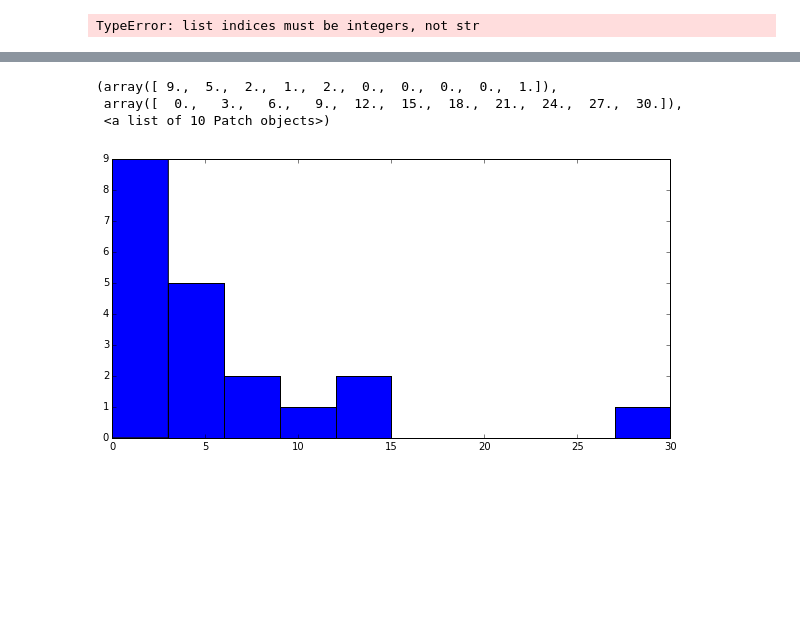
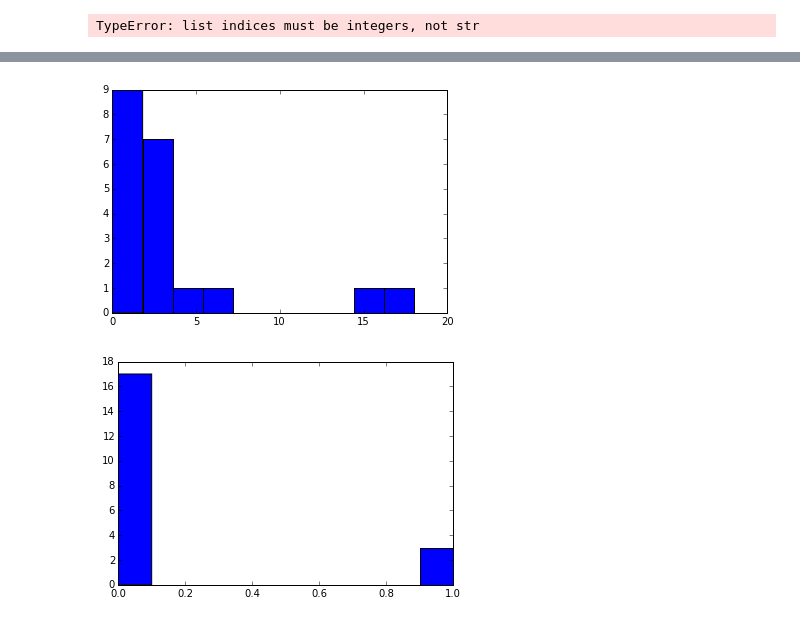
Before and after one commit to odubno/instagram-analyzer, a Jupyter notebook: Instagram API.ipynb, the cells around one changed output, grey strips where cells are left out. Cells and saved outputs as stored; diff of their text form; code cells hidden in the pictures; blank space fills up the shorter version.

Commit message:
created a new file to pull in graphs from, cleaned up the code and created a functinoality to plot subplots

```diff
--- a/Instagram API.ipynb
+++ b/Instagram API.ipynb
@@ -185,11 +185,16 @@ df.head()
-# %%
-from matplotlib.figure import Figure
-
-fig = Figure()
-plt.figure(figsize=(10,5))
-plt.hist(df['likes_count'])
-# %% [output]
-(array([ 9.,  5.,  2.,  1.,  2.,  0.,  0.,  0.,  0.,  1.]),
- array([  0.,   3.,   6.,   9.,  12.,  15.,  18.,  21.,  24.,  27.,  30.]),
- <a list of 10 Patch objects>)
-[figure, removed]
+# %%
+from matplotlib.figure import Figure
+
+# fig, axs = plt.subplots(1,2)
+
+# plt.hist(df['likes_count']).(ax=axs[0])
+# plt.hist(df['comments_count'])
+
+# df['likes_count'].hist(ax=axs[0])
+plt.hist(df['likes_count'])
+plt.show()
+plt.hist(df['comments_count'])
+plt.show()
+# %% [output]
+[figure, added]
+[figure, added]
```
Also changed, not shown: parts of 5 cells of this notebook, 4 other files.
